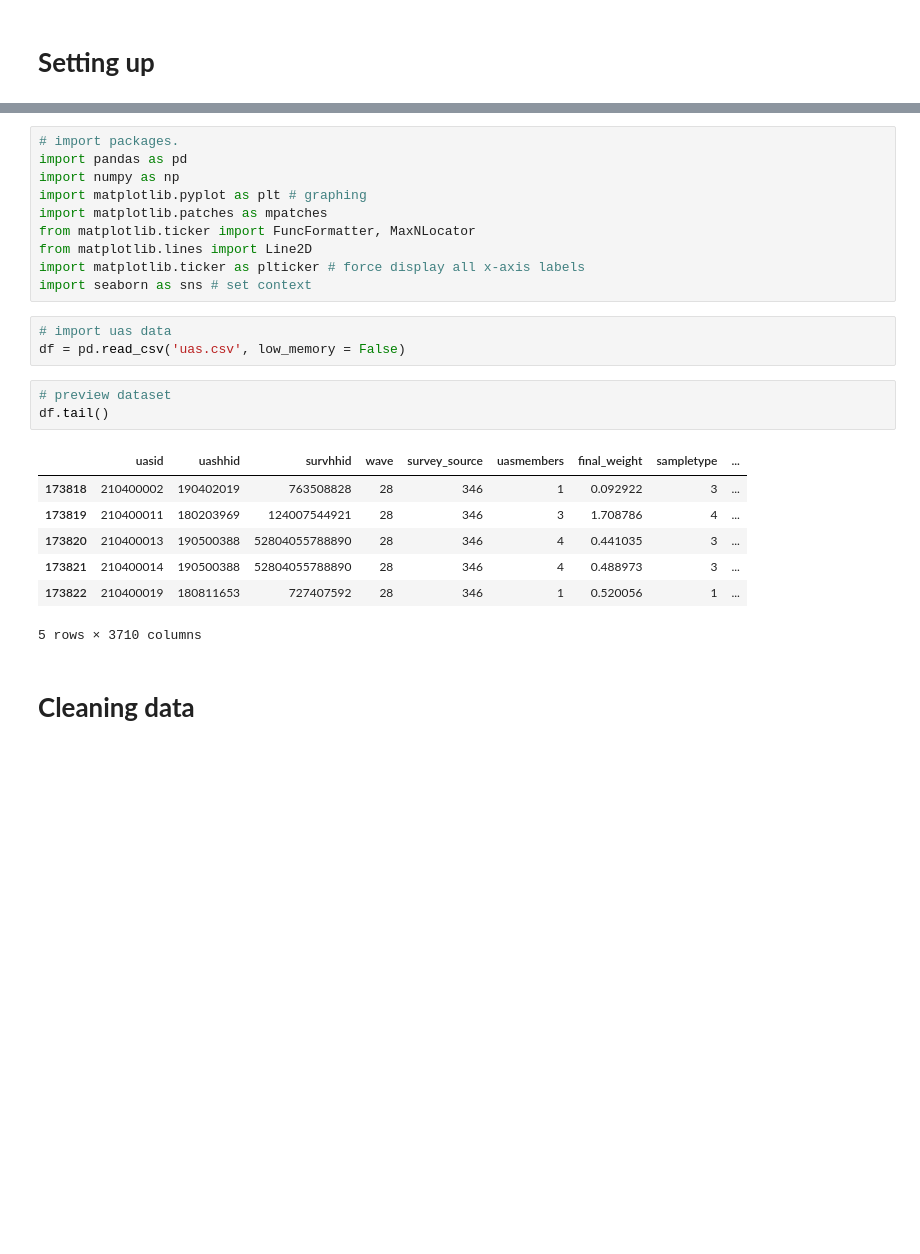
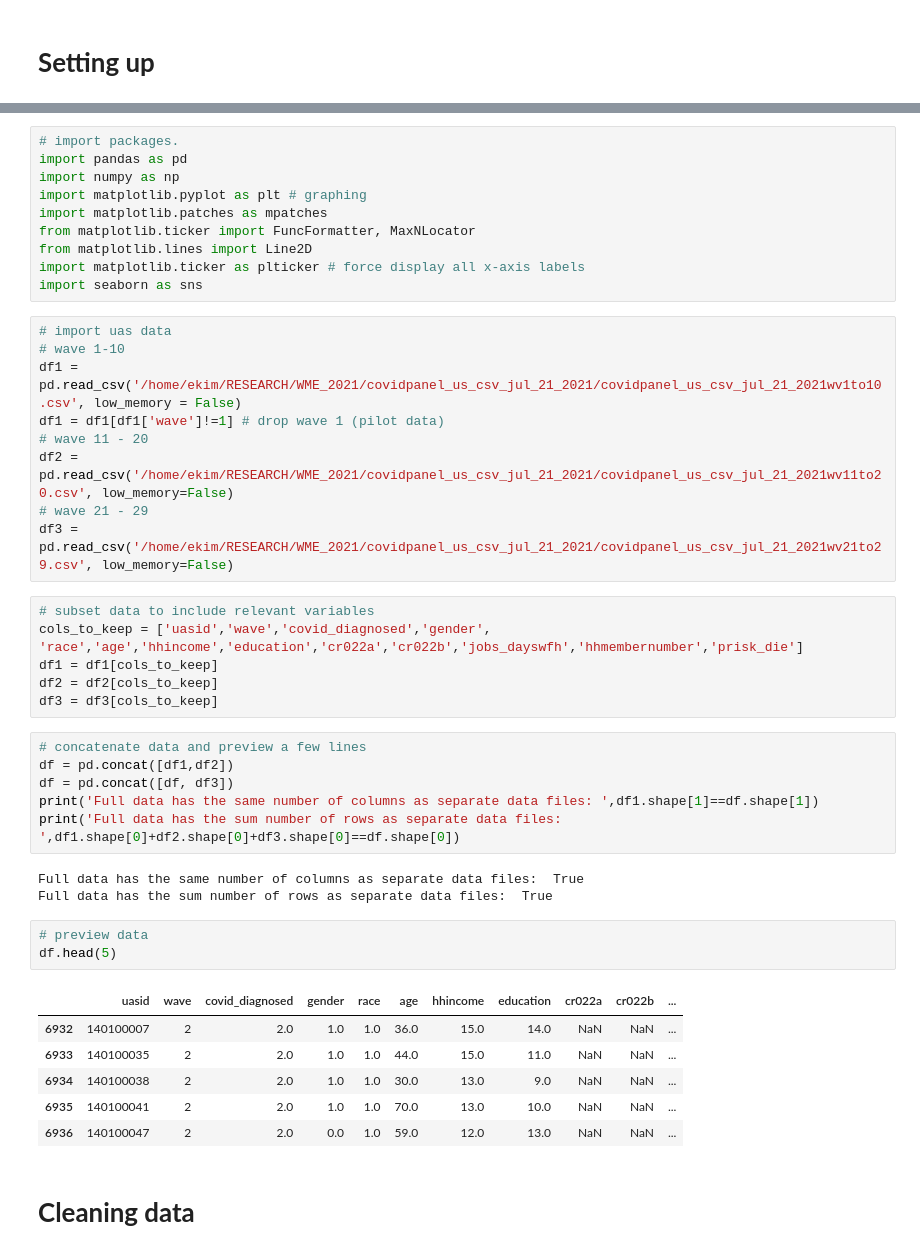
Before and after one commit to ekimluo/white_male_effect, a Jupyter notebook: WME_UAS_cleaning.ipynb, the cells around one changed output, grey strips where cells are left out. Saved outputs shown, nothing was run; the diff lists cells and outputs as text; blank space fills up the shorter version.

```diff
--- a/WME_UAS_cleaning.ipynb
+++ b/WME_UAS_cleaning.ipynb
@@ -24,21 +24,41 @@ import matplotlib.patches as mpatches
 from matplotlib.ticker import FuncFormatter, MaxNLocator
 from matplotlib.lines import Line2D
 import matplotlib.ticker as plticker # force display all x-axis labels
-import seaborn as sns # set context
+import seaborn as sns
-# %%
-# import uas data
-df = pd.read_csv('uas.csv', low_memory = False)
+# %%
+# import uas data
+# wave 1-10
+df1 = pd.read_csv('/home/ekim/RESEARCH/WME_2021/covidpanel_us_csv_jul_21_2021/covidpanel_us_csv_jul_21_2021wv1to10.csv', low_memory = False)
+df1 = df1[df1['wave']!=1] # drop wave 1 (pilot data)
+# wave 11 - 20
+df2 = pd.read_csv('/home/ekim/RESEARCH/WME_2021/covidpanel_us_csv_jul_21_2021/covidpanel_us_csv_jul_21_2021wv11to20.csv', low_memory=False)
+# wave 21 - 29
+df3 = pd.read_csv('/home/ekim/RESEARCH/WME_2021/covidpanel_us_csv_jul_21_2021/covidpanel_us_csv_jul_21_2021wv21to29.csv', low_memory=False)
+# %%
+# subset data to include relevant variables
+cols_to_keep = ['uasid','wave','covid_diagnosed','gender', 'race','age','hhincome','education','cr022a','cr022b','jobs_dayswfh','hhmembernumber','prisk_die']
+df1 = df1[cols_to_keep]
+df2 = df2[cols_to_keep]
+df3 = df3[cols_to_keep]
+# %%
+# concatenate data and preview a few lines
+df = pd.concat([df1,df2])
+df = pd.concat([df, df3])
+print('Full data has the same number of columns as separate data files: ',df1.shape[1]==df.shape[1])
+print('Full data has the sum number of rows as separate data files: ',df1.shape[0]+df2.shape[0]+df3.shape[0]==df.shape[0])
+# %% [output]
+Full data has the same number of columns as separate data files:  True
+Full data has the sum number of rows as separate data files:  True
 # %%
-# preview dataset
-df.tail()
+# preview data
+df.head(5)
 # %% [output]
-|  | uasid | uashhid | survhhid | wave | survey_source | uasmembers | final_weight | sampletype | ... |
-| 173818 | 210400002 | 190402019 | 763508828 | 28 | 346 | 1 | 0.092922 | 3 | ... |
-| 173819 | 210400011 | 180203969 | 124007544921 | 28 | 346 | 3 | 1.708786 | 4 | ... |
-| 173820 | 210400013 | 190500388 | 52804055788890 | 28 | 346 | 4 | 0.441035 | 3 | ... |
-| 173821 | 210400014 | 190500388 | 52804055788890 | 28 | 346 | 4 | 0.488973 | 3 | ... |
-| 173822 | 210400019 | 180811653 | 727407592 | 28 | 346 | 1 | 0.520056 | 1 | ... |
+|  | uasid | wave | covid_diagnosed | gender | race | age | hhincome | education | cr022a | cr022b | ... |
+| 6932 | 140100007 | 2 | 2.0 | 1.0 | 1.0 | 36.0 | 15.0 | 14.0 | NaN | NaN | ... |
+| 6933 | 140100035 | 2 | 2.0 | 1.0 | 1.0 | 44.0 | 15.0 | 11.0 | NaN | NaN | ... |
+| 6934 | 140100038 | 2 | 2.0 | 1.0 | 1.0 | 30.0 | 13.0 | 9.0 | NaN | NaN | ... |
+| 6935 | 140100041 | 2 | 2.0 | 1.0 | 1.0 | 70.0 | 13.0 | 10.0 | NaN | NaN | ... |
+| 6936 | 140100047 | 2 | 2.0 | 0.0 | 1.0 | 59.0 | 12.0 | 13.0 | NaN | NaN | ... |
-5 rows × 3710 columns
 # %% [markdown]
 # **Cleaning data**
 # %%
```
Also changed, not shown: parts of 34 cells of this notebook.
